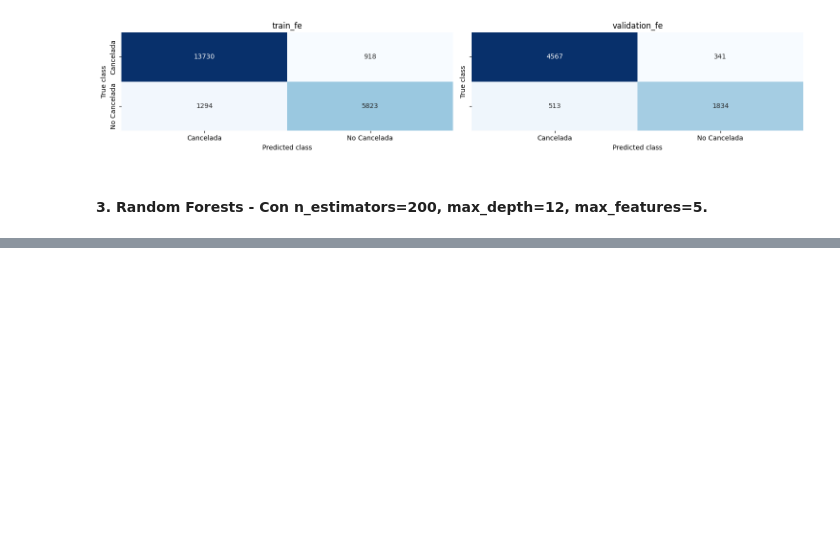
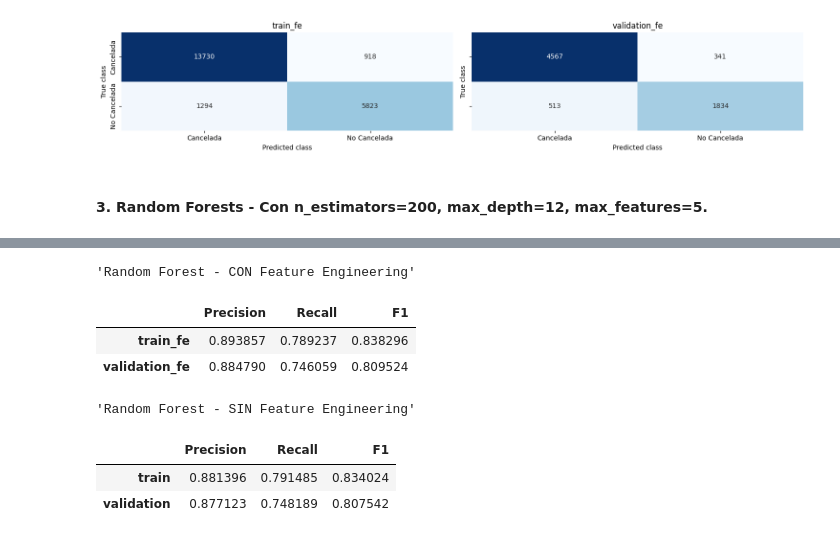
Before and after one commit to nachopalmieri/TP_ML_Aiasa_Fassanelli_Palmieri, a Jupyter notebook: tp2_experimentation.ipynb, the cells around one changed output, grey strips where cells are left out. Drawn from its saved outputs; the diff is of its cells as text; code cells hidden in the pictures; blank space fills up the shorter version.

```diff
--- a/tp2_experimentation.ipynb
+++ b/tp2_experimentation.ipynb
@@ -778,0 +797,12 @@ Esto podría darse debido a que las variables sobre las cual se genera la nueva
+# %%
+evaluate_model_fe(rf_model_fe, title='Random Forest - CON Feature Engineering', show_cm=False)
+evaluate_model(rf_model, title='Random Forest - SIN Feature Engineering', show_cm=False)
+# %% [output]
+'Random Forest - CON Feature Engineering'
+|  | Precision | Recall | F1 |
+| train_fe | 0.893857 | 0.789237 | 0.838296 |
+| validation_fe | 0.884790 | 0.746059 | 0.809524 |
+'Random Forest - SIN Feature Engineering'
+|  | Precision | Recall | F1 |
+| train | 0.881396 | 0.791485 | 0.834024 |
+| validation | 0.877123 | 0.748189 | 0.807542 |
```
Also changed, not shown: parts of 12 cells of this notebook.
